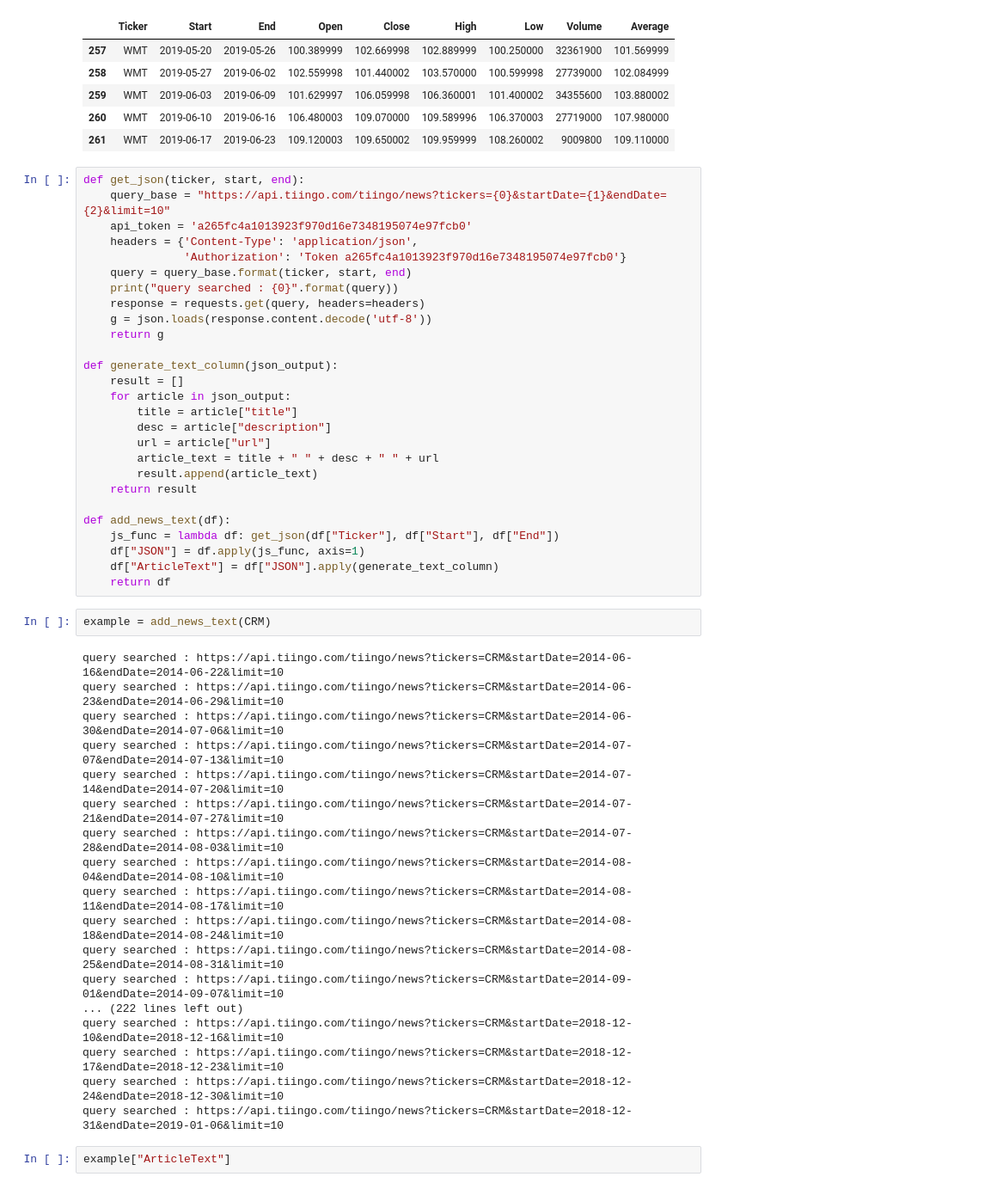
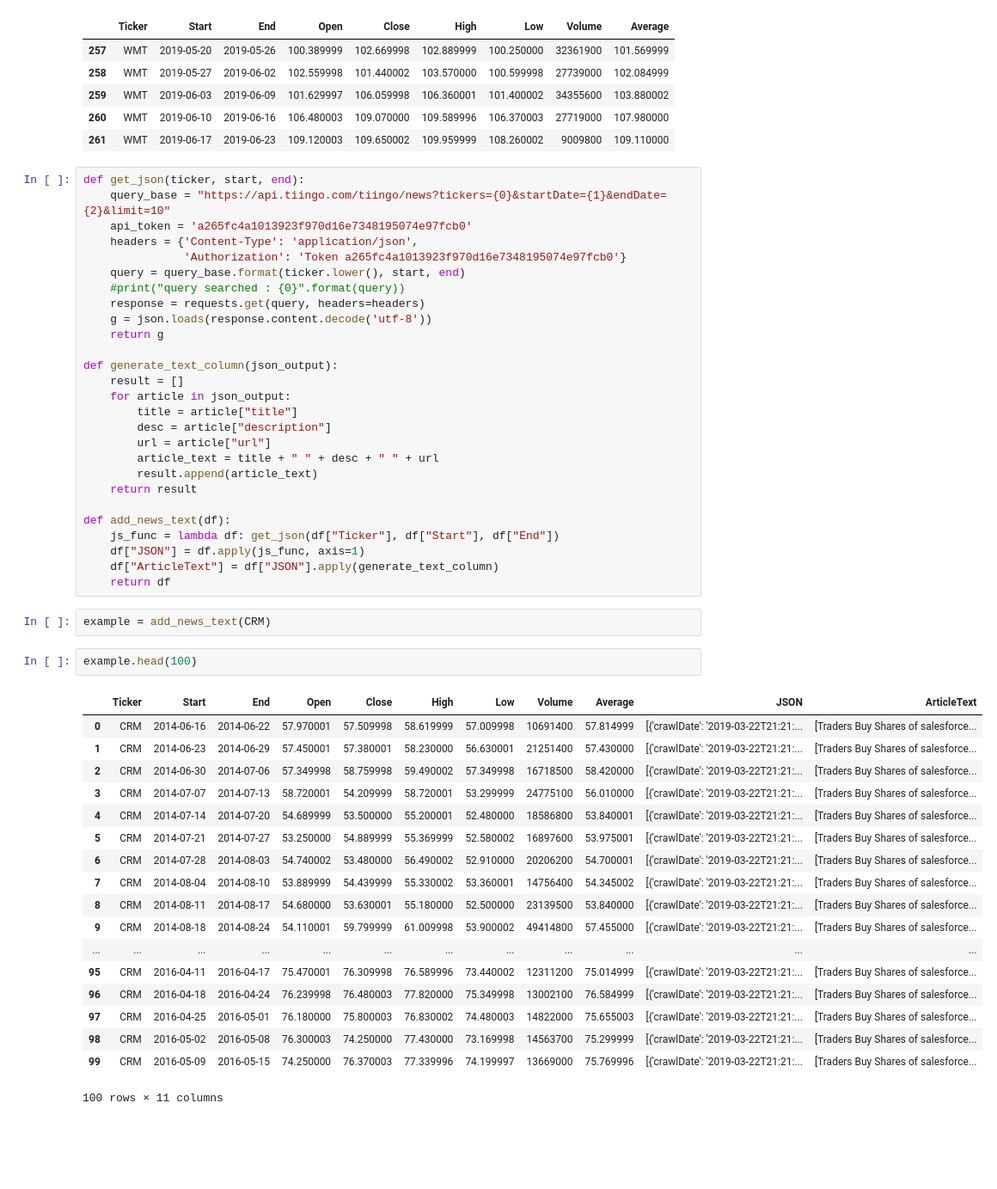
Before and after one commit to prisubs/CompliantWeb, a Jupyter notebook: playground.ipynb, the cells around one changed output. Shown at 86% size. Saved outputs shown, nothing was run; the diff lists cells and outputs as text; blank space fills up the shorter version.

```diff
--- a/playground.ipynb
+++ b/playground.ipynb
@@ -81,8 +81,8 @@ def get_json(ticker, start, end):
     api_token = 'a265fc4a1013923f970d16e7348195074e97fcb0'
     headers = {'Content-Type': 'application/json',
                'Authorization': 'Token a265fc4a1013923f970d16e7348195074e97fcb0'}
-    query = query_base.format(ticker, start, end)
-    print("query searched : {0}".format(query))
+    query = query_base.format(ticker.lower(), start, end)
+    #print("query searched : {0}".format(query))
     response = requests.get(query, headers=headers)
     g = json.loads(response.content.decode('utf-8'))
     return g
@@ -104,23 +104,24 @@ def add_news_text(df):
     return df
 # %%
 example = add_news_text(CRM)
-# %% [output]
-query searched : https://api.tiingo.com/tiingo/news?tickers=CRM&startDate=2014-06-16&endDate=2014-06-22&limit=10
-query searched : https://api.tiingo.com/tiingo/news?tickers=CRM&startDate=2014-06-23&endDate=2014-06-29&limit=10
-query searched : https://api.tiingo.com/tiingo/news?tickers=CRM&startDate=2014-06-30&endDate=2014-07-06&limit=10
-query searched : https://api.tiingo.com/tiingo/news?tickers=CRM&startDate=2014-07-07&endDate=2014-07-13&limit=10
-query searched : https://api.tiingo.com/tiingo/news?tickers=CRM&startDate=2014-07-14&endDate=2014-07-20&limit=10
-query searched : https://api.tiingo.com/tiingo/news?tickers=CRM&startDate=2014-07-21&endDate=2014-07-27&limit=10
-query searched : https://api.tiingo.com/tiingo/news?tickers=CRM&startDate=2014-07-28&endDate=2014-08-03&limit=10
-query searched : https://api.tiingo.com/tiingo/news?tickers=CRM&startDate=2014-08-04&endDate=2014-08-10&limit=10
-query searched : https://api.tiingo.com/tiingo/news?tickers=CRM&startDate=2014-08-11&endDate=2014-08-17&limit=10
-query searched : https://api.tiingo.com/tiingo/news?tickers=CRM&startDate=2014-08-18&endDate=2014-08-24&limit=10
-query searched : https://api.tiingo.com/tiingo/news?tickers=CRM&startDate=2014-08-25&endDate=2014-08-31&limit=10
-query searched : https://api.tiingo.com/tiingo/news?tickers=CRM&startDate=2014-09-01&endDate=2014-09-07&limit=10
-... (222 lines left out)
-query searched : https://api.tiingo.com/tiingo/news?tickers=CRM&startDate=2018-12-10&endDate=2018-12-16&limit=10
-query searched : https://api.tiingo.com/tiingo/news?tickers=CRM&startDate=2018-12-17&endDate=2018-12-23&limit=10
-query searched : https://api.tiingo.com/tiingo/news?tickers=CRM&startDate=2018-12-24&endDate=2018-12-30&limit=10
-query searched : https://api.tiingo.com/tiingo/news?tickers=CRM&startDate=2018-12-31&endDate=2019-01-06&limit=10
-# %%
-example["ArticleText"]
+# %%
+example.head(100)
+# %% [output]
+|  | Ticker | Start | End | Open | Close | High | Low | Volume | Average | JSON | ArticleText |
+| 0 | CRM | 2014-06-16 | 2014-06-22 | 57.970001 | 57.509998 | 58.619999 | 57.009998 | 10691400 | 57.814999 | [{'crawlDate': '2019-03-22T21:21:... | [Traders Buy Shares of salesforce... |
+| 1 | CRM | 2014-06-23 | 2014-06-29 | 57.450001 | 57.380001 | 58.230000 | 56.630001 | 21251400 | 57.430000 | [{'crawlDate': '2019-03-22T21:21:... | [Traders Buy Shares of salesforce... |
+| 2 | CRM | 2014-06-30 | 2014-07-06 | 57.349998 | 58.759998 | 59.490002 | 57.349998 | 16718500 | 58.420000 | [{'crawlDate': '2019-03-22T21:21:... | [Traders Buy Shares of salesforce... |
+| 3 | CRM | 2014-07-07 | 2014-07-13 | 58.720001 | 54.209999 | 58.720001 | 53.299999 | 24775100 | 56.010000 | [{'crawlDate': '2019-03-22T21:21:... | [Traders Buy Shares of salesforce... |
+| 4 | CRM | 2014-07-14 | 2014-07-20 | 54.689999 | 53.500000 | 55.200001 | 52.480000 | 18586800 | 53.840001 | [{'crawlDate': '2019-03-22T21:21:... | [Traders Buy Shares of salesforce... |
+| 5 | CRM | 2014-07-21 | 2014-07-27 | 53.250000 | 54.889999 | 55.369999 | 52.580002 | 16897600 | 53.975001 | [{'crawlDate': '2019-03-22T21:21:... | [Traders Buy Shares of salesforce... |
+| 6 | CRM | 2014-07-28 | 2014-08-03 | 54.740002 | 53.480000 | 56.490002 | 52.910000 | 20206200 | 54.700001 | [{'crawlDate': '2019-03-22T21:21:... | [Traders Buy Shares of salesforce... |
+| 7 | CRM | 2014-08-04 | 2014-08-10 | 53.889999 | 54.439999 | 55.330002 | 53.360001 | 14756400 | 54.345002 | [{'crawlDate': '2019-03-22T21:21:... | [Traders Buy Shares of salesforce... |
+| 8 | CRM | 2014-08-11 | 2014-08-17 | 54.680000 | 53.630001 | 55.180000 | 52.500000 | 23139500 | 53.840000 | [{'crawlDate': '2019-03-22T21:21:... | [Traders Buy Shares of salesforce... |
+| 9 | CRM | 2014-08-18 | 2014-08-24 | 54.110001 | 59.799999 | 61.009998 | 53.900002 | 49414800 | 57.455000 | [{'crawlDate': '2019-03-22T21:21:... | [Traders Buy Shares of salesforce... |
+| ... | ... | ... | ... | ... | ... | ... | ... | ... | ... | ... | ... |
+| 95 | CRM | 2016-04-11 | 2016-04-17 | 75.470001 | 76.309998 | 76.589996 | 73.440002 | 12311200 | 75.014999 | [{'crawlDate': '2019-03-22T21:21:... | [Traders Buy Shares of salesforce... |
+| 96 | CRM | 2016-04-18 | 2016-04-24 | 76.239998 | 76.480003 | 77.820000 | 75.349998 | 13002100 | 76.584999 | [{'crawlDate': '2019-03-22T21:21:... | [Traders Buy Shares of salesforce... |
+| 97 | CRM | 2016-04-25 | 2016-05-01 | 76.180000 | 75.800003 | 76.830002 | 74.480003 | 14822000 | 75.655003 | [{'crawlDate': '2019-03-22T21:21:... | [Traders Buy Shares of salesforce... |
+| 98 | CRM | 2016-05-02 | 2016-05-08 | 76.300003 | 74.250000 | 77.430000 | 73.169998 | 14563700 | 75.299999 | [{'crawlDate': '2019-03-22T21:21:... | [Traders Buy Shares of salesforce... |
+| 99 | CRM | 2016-05-09 | 2016-05-15 | 74.250000 | 76.370003 | 77.339996 | 74.199997 | 13669000 | 75.769996 | [{'crawlDate': '2019-03-22T21:21:... | [Traders Buy Shares of salesforce... |
+100 rows × 11 columns
```
Also changed, not shown: 1 other file.
